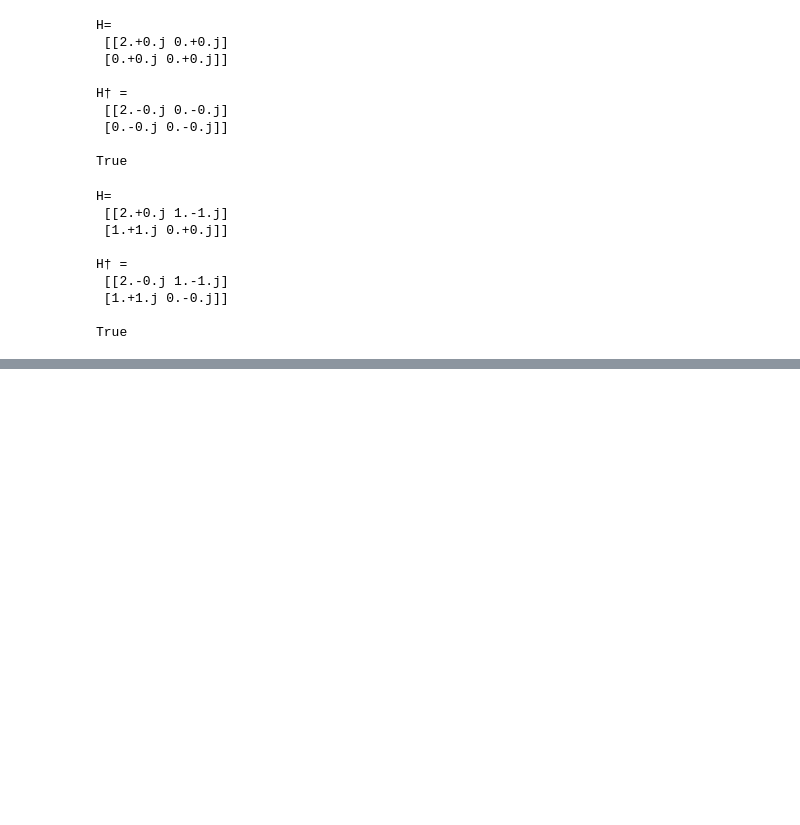
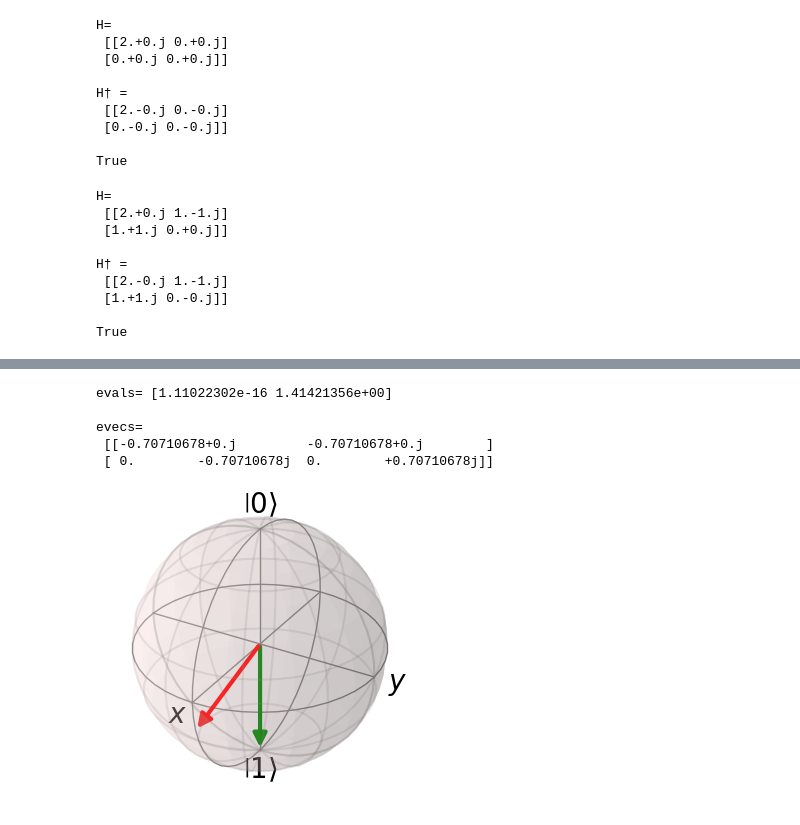
Before and after one commit to Abiyzelalem27/QuantumDynamicsLab, a Jupyter notebook: lecture_5.ipynb, the cells around one changed output, grey strips where cells are left out. Saved outputs shown, nothing was run; the diff lists cells and outputs as text; code cells hidden in the pictures; blank space fills up the shorter version.

```diff
--- a/lecture_5.ipynb
+++ b/lecture_5.ipynb
@@ -245,0 +488,40 @@ Evolved state=
+# %%
+Omega = 1
+t = np.pi
+theta = np.pi / 2
+axis = [1, 0, 0]
+Rx = bs.operators.rotation_gate(theta, axis)
+H = Omega * Rx
+
+# Diagonalize H
+evals, evecs = eigh(H)
+print("evals=", evals)
+print()
+print("evecs=\n", evecs)
+
+# calculate the coefficients of psi0 in the eigenbasis
+init_coeffs = np.zeros(evals.size)
+init_coeffs[0] = 1 / np.sqrt(2)
+init_coeffs[1] = 1 / np.sqrt(2)
+
+# Initial state and evolved state in the eigenbasis
+psi0 = np.array([0, 1], dtype=complex)
+psi_t = cqd.unitaries.t_evol_eigenbasis(init_coeffs, t, evals, evecs)
+
+# Convert to QuTiP objects
+initial_Qobj = qt.Qobj(psi0)
+final_Qobj = qt.Qobj(psi_t)
+
+# Bloch sphere visualization initial state -> green and  final state -> red
+b = Bloch(figsize=(3,3))
+b.add_states([initial_Qobj, final_Qobj])
+b.vector_color = ['green', 'red']
+
+b.show()
+# %% [output]
+evals= [1.11022302e-16 1.41421356e+00]
+
+evecs=
+ [[-0.70710678+0.j         -0.70710678+0.j        ]
+ [ 0.        -0.70710678j  0.        +0.70710678j]]
+[figure, added]
```
Also changed, not shown: parts of 15 cells of this notebook.
